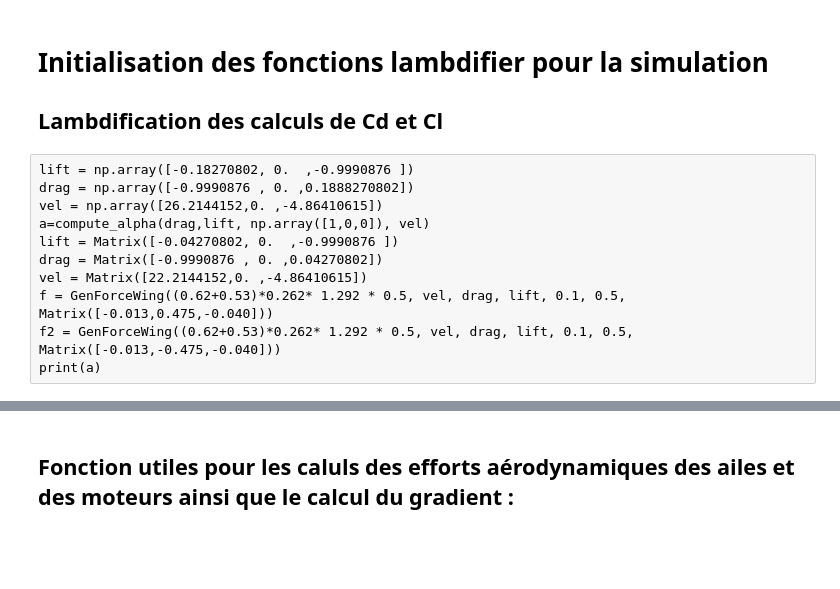
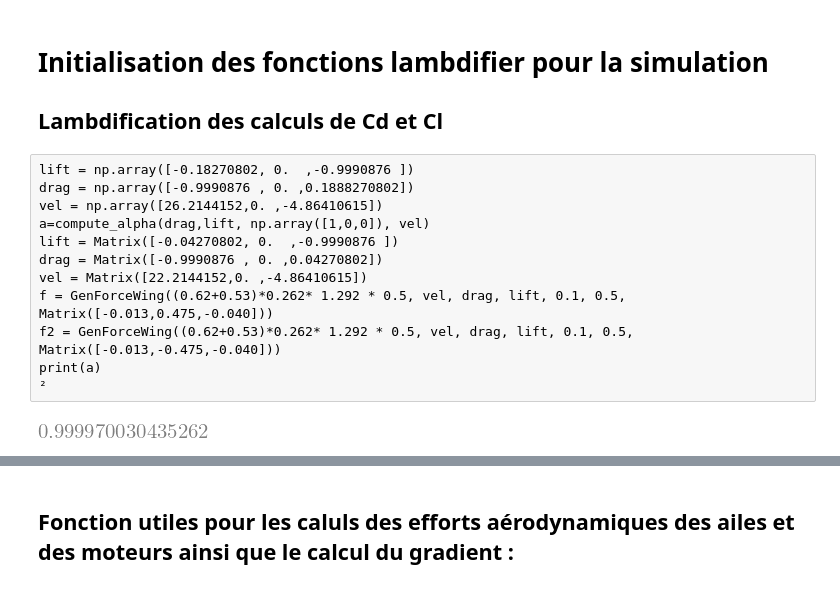
Before and after one commit to altlnt/Avion-Simulation-Identification, a Jupyter notebook: Modelization/equation_generator.ipynb, the cells around one changed output, grey strips where cells are left out. Cells and saved outputs as stored; diff of their text form; code cells hidden in the pictures; blank space fills up the shorter version.

```diff
--- a/Modelization/equation_generator.ipynb
+++ b/Modelization/equation_generator.ipynb
@@ -66,3 +65,8 @@ vel = Matrix([22.2144152,0. ,-4.86410615])
 f = GenForceWing((0.62+0.53)*0.262* 1.292 * 0.5, vel, drag, lift, 0.1, 0.5, Matrix([-0.013,0.475,-0.040]))
 f2 = GenForceWing((0.62+0.53)*0.262* 1.292 * 0.5, vel, drag, lift, 0.1, 0.5, Matrix([-0.013,-0.475,-0.040]))
 print(a)
+²
+# %%
+s_(0.30)
+# %% [output]
+[figure, added]
```
Also changed, not shown: parts of 13 cells of this notebook, 27 other files.
